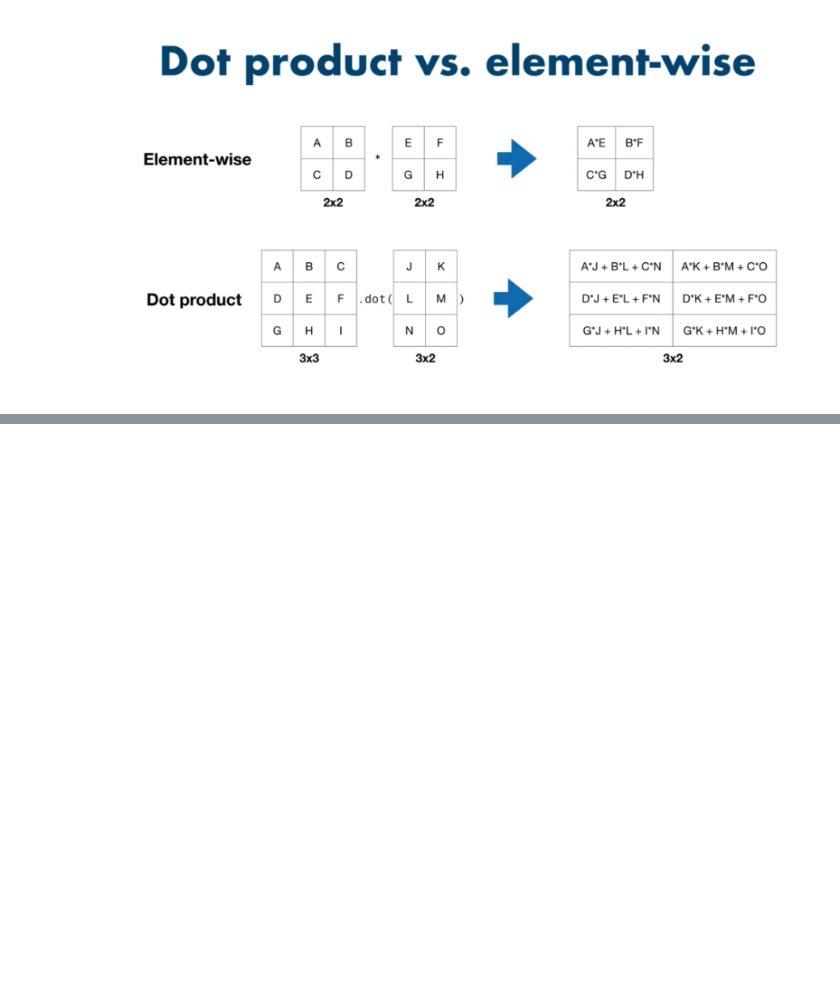
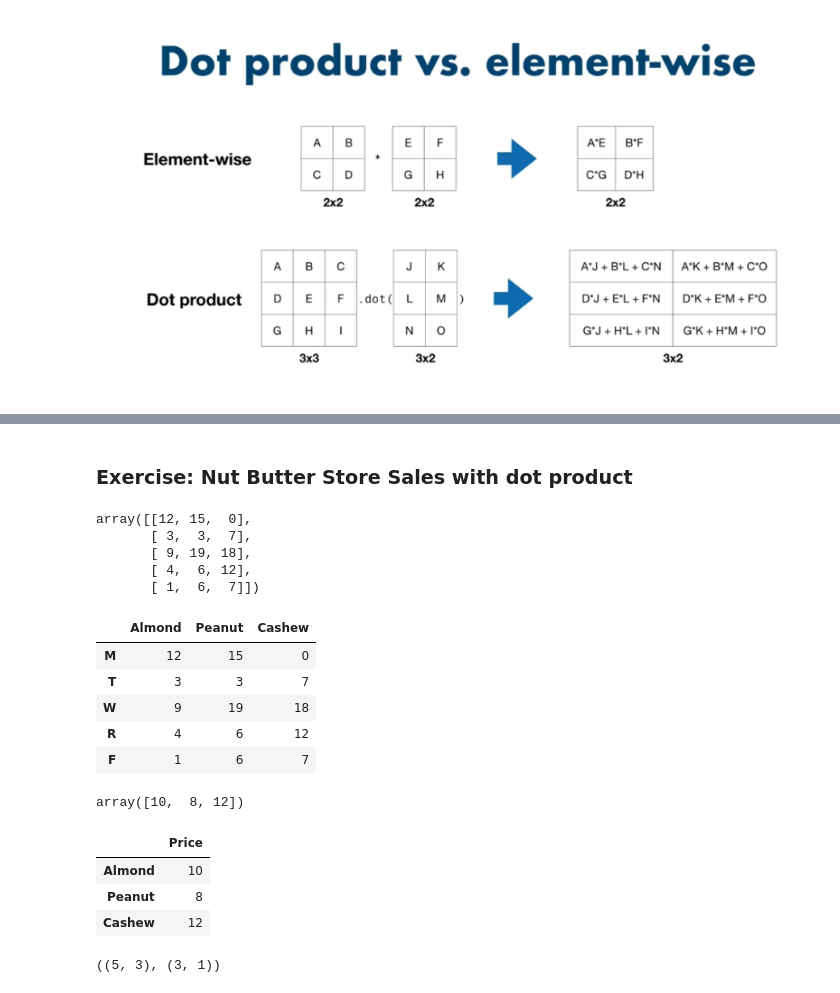
Before and after one commit to joelweber977/Python3_TF_Certificate, a Jupyter notebook: 18_Appendix-Numpy.ipynb, the cells around one changed output, grey strips where cells are left out. Cells and saved outputs as stored; diff of their text form; code cells hidden in the pictures; blank space fills up the shorter version.

```diff
--- a/18_Appendix-Numpy.ipynb
+++ b/18_Appendix-Numpy.ipynb
@@ -365,2 +736,46 @@ mat1.dot(mat2_T)
 # %%
 #dot products are just another tool to find patterns between two different arrays of numbers
+# %% [markdown]
+### Exercise: Nut Butter Store Sales with dot product
+# %%
+np.random.seed(0)
+#number of jars sold
+sales_amt = np.random.randint(20, size = (5,3))
+sales_amt
+# %% [output]
+array([[12, 15,  0],
+       [ 3,  3,  7],
+       [ 9, 19, 18],
+       [ 4,  6, 12],
+       [ 1,  6,  7]])
+# %%
+#create weekly sales dataframe
+weekly_sales = pd.DataFrame(sales_amt, index = ['M', 'T', 'W', 'R', 'F'],
+                           columns = ['Almond', 'Peanut', 'Cashew'])
+weekly_sales
+# %% [output]
+|  | Almond | Peanut | Cashew |
+| M | 12 | 15 | 0 |
+| T | 3 | 3 | 7 |
+| W | 9 | 19 | 18 |
+| R | 4 | 6 | 12 |
+| F | 1 | 6 | 7 |
+# %%
+#create prices array
+prices = np.array([10,8,12])
+prices
+# %% [output]
+array([10,  8, 12])
+# %%
+#create prices dataframe
+butter_prices = pd.DataFrame(prices, index = ['Almond', 'Peanut', 'Cashew'], columns = ['Price'])
+butter_prices
+# %% [output]
+|  | Price |
+| Almond | 10 |
+| Peanut | 8 |
+| Cashew | 12 |
+# %%
+weekly_sales.shape, butter_prices.shape
+# %% [output]
+((5, 3), (3, 1))
```
Also changed, not shown: parts of 112 cells of this notebook.
